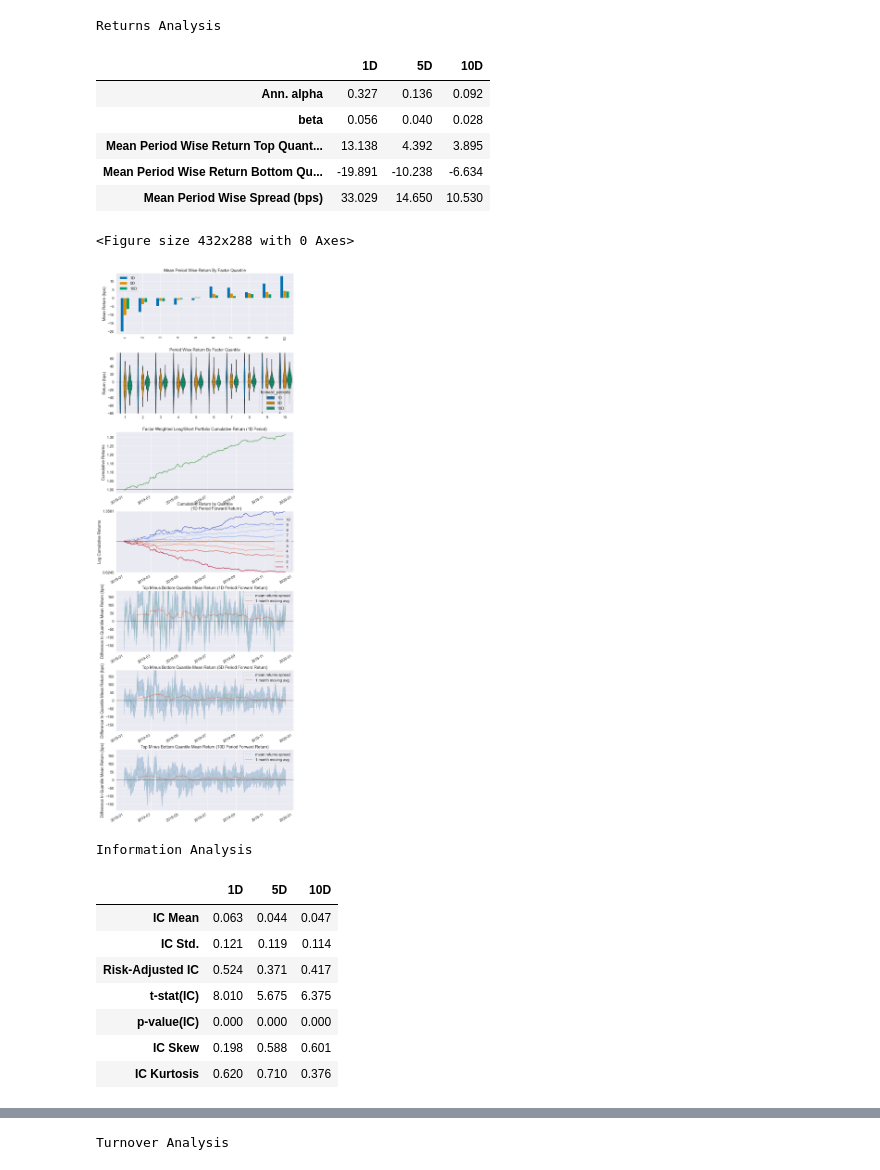
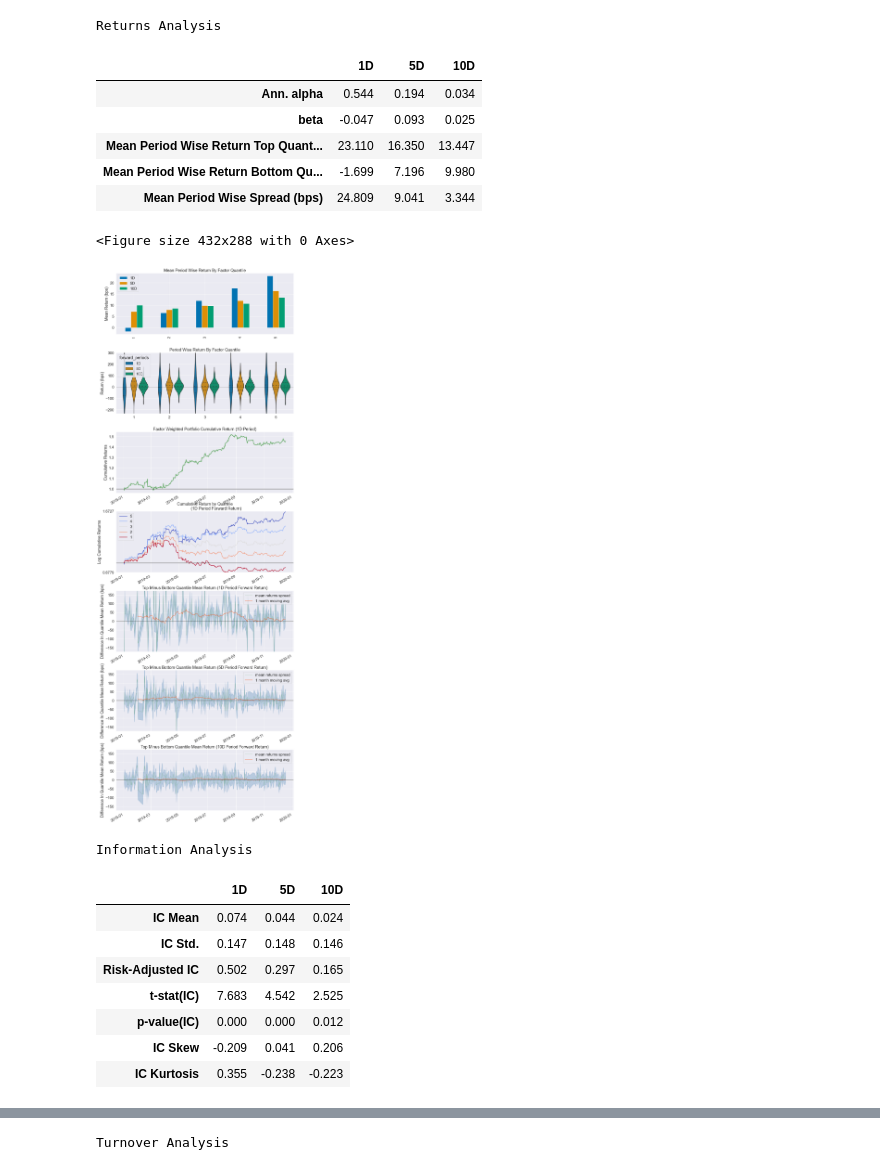
Before and after one commit to popbo/alphas, a Jupyter notebook: 1.research.ipynb, the cells around one changed output, grey strips where cells are left out. Cells and saved outputs as stored; diff of their text form; code cells hidden in the pictures.

```diff
--- a/1.research.ipynb
+++ b/1.research.ipynb
@@ -3,7 +3,7 @@ import pandas as pd
 from datas import *
 
 year = 2019
-list_assets, df_assets = get_zz500_stocks(f'{year}-01-01')
+list_assets, df_assets = get_hs300_stocks(f'{year}-01-01')
 dfs= get_all_date_data(f'{year}-01-01', f'{year+1}-01-01', list_assets)
 
 
@@ -48,8 +48,8 @@ See the caveats in the documentation: https://pandas.pydata.org/pandas-docs/stab
 # print(alpha)
 
 ############################已计算好存在文件中的因子######################################
-alpha_num = 5
-alpha_name = 'Alphas101'
+alpha_num = 114
+alpha_name = 'Alphas191'
 
 # 读取已经计算好的因子
 alpha = pd.read_csv('alphas/{}/{}/alpha{:03d}.csv'.format(alpha_name, year, alpha_num))
@@ -74,8 +74,8 @@ print(alpha)
 from alphalens.utils import get_clean_factor_and_forward_returns
 from alphalens.tears import create_full_tear_sheet
 
-ret = get_clean_factor_and_forward_returns(alpha, close,quantiles=10)
-create_full_tear_sheet(ret, long_short=True)
+ret = get_clean_factor_and_forward_returns(alpha, close,quantiles=5)
+create_full_tear_sheet(ret, long_short=False)
 # %% [output]
                      factor
 date       asset
@@ -110,18 +105,18 @@ Quantiles Statistics
 Returns Analysis
 |  | 1D | 5D | 10D |
-| Ann. alpha | 0.327 | 0.136 | 0.092 |
-| beta | 0.056 | 0.040 | 0.028 |
-| Mean Period Wise Return Top Quant... | 13.138 | 4.392 | 3.895 |
-| Mean Period Wise Return Bottom Qu... | -19.891 | -10.238 | -6.634 |
-| Mean Period Wise Spread (bps) | 33.029 | 14.650 | 10.530 |
+| Ann. alpha | 0.544 | 0.194 | 0.034 |
+| beta | -0.047 | 0.093 | 0.025 |
+| Mean Period Wise Return Top Quant... | 23.110 | 16.350 | 13.447 |
+| Mean Period Wise Return Bottom Qu... | -1.699 | 7.196 | 9.980 |
+| Mean Period Wise Spread (bps) | 24.809 | 9.041 | 3.344 |
 <Figure size 432x288 with 0 Axes>
-[figure, old version]
+[figure, new version]
 Information Analysis
 |  | 1D | 5D | 10D |
-| IC Mean | 0.063 | 0.044 | 0.047 |
-| IC Std. | 0.121 | 0.119 | 0.114 |
-| Risk-Adjusted IC | 0.524 | 0.371 | 0.417 |
-| t-stat(IC) | 8.010 | 5.675 | 6.375 |
-| p-value(IC) | 0.000 | 0.000 | 0.000 |
-| IC Skew | 0.198 | 0.588 | 0.601 |
-| IC Kurtosis | 0.620 | 0.710 | 0.376 |
+| IC Mean | 0.074 | 0.044 | 0.024 |
+| IC Std. | 0.147 | 0.148 | 0.146 |
+| Risk-Adjusted IC | 0.502 | 0.297 | 0.165 |
+| t-stat(IC) | 7.683 | 4.542 | 2.525 |
+| p-value(IC) | 0.000 | 0.000 | 0.012 |
+| IC Skew | -0.209 | 0.041 | 0.206 |
+| IC Kurtosis | 0.355 | -0.238 | -0.223 |
```
Also changed, not shown: parts of 2 cells of this notebook, 6 other files.
